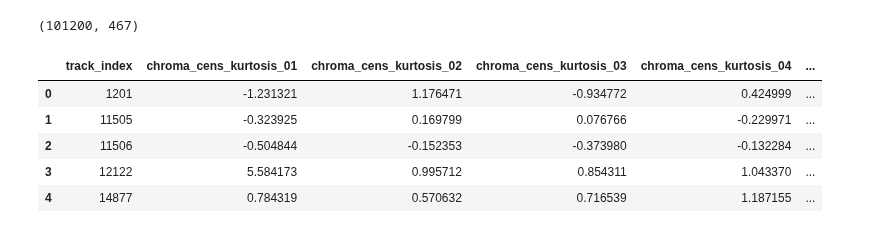
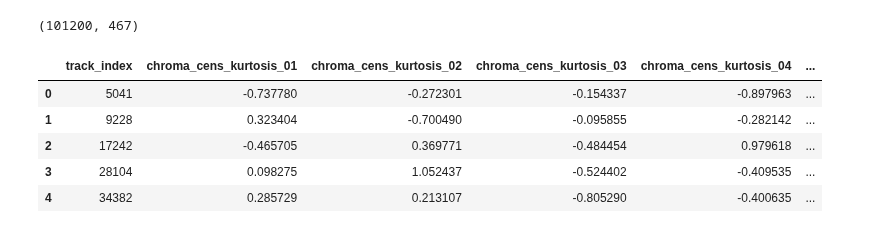
Before and after one commit to camiloacp/The-Evolutionary-Structure-of-Acoustic-Learnability-A-Deep-Learning-Approach-to-Neotropical-Birdsong, a Jupyter notebook: notebooks/evolution/00_data-preparation.ipynb, the cells around one changed output. Drawn from its saved outputs; the diff is of its cells as text; code cells hidden in the pictures.

```diff
--- a/notebooks/evolution/00_data-preparation.ipynb
+++ b/notebooks/evolution/00_data-preparation.ipynb
@@ -6,17 +6,17 @@ from sklearn.preprocessing import MinMaxScaler, StandardScaler
 
 pd.set_option('display.max_columns', None)
 # %%
-df = pd.read_csv('./data_total/species_features.csv')
+df = pd.read_csv('/Users/camcortes/Documents/birds-sounds/notebooks/data/species_features.csv')
 print(df.shape)
 df.head()
 # %% [output]
 (101200, 467)
 |  | track_index | chroma_cens_kurtosis_01 | chroma_cens_kurtosis_02 | chroma_cens_kurtosis_03 | chroma_cens_kurtosis_04 | ... |
-| 0 | 1201 | -1.231321 | 1.176471 | -0.934772 | 0.424999 | ... |
-| 1 | 11505 | -0.323925 | 0.169799 | 0.076766 | -0.229971 | ... |
-| 2 | 11506 | -0.504844 | -0.152353 | -0.373980 | -0.132284 | ... |
-| 3 | 12122 | 5.584173 | 0.995712 | 0.854311 | 1.043370 | ... |
-| 4 | 14877 | 0.784319 | 0.570632 | 0.716539 | 1.187155 | ... |
+| 0 | 5041 | -0.737780 | -0.272301 | -0.154337 | -0.897963 | ... |
+| 1 | 9228 | 0.323404 | -0.700490 | -0.095855 | -0.282142 | ... |
+| 2 | 17242 | -0.465705 | 0.369771 | -0.484454 | 0.979618 | ... |
+| 3 | 28104 | 0.098275 | 1.052437 | -0.524402 | -0.409535 | ... |
+| 4 | 34382 | 0.285729 | 0.213107 | -0.805290 | -0.400635 | ... |
 # %%
 df = df.drop(columns=[
     'track_index'
```
Also changed, not shown: 5 other files.
